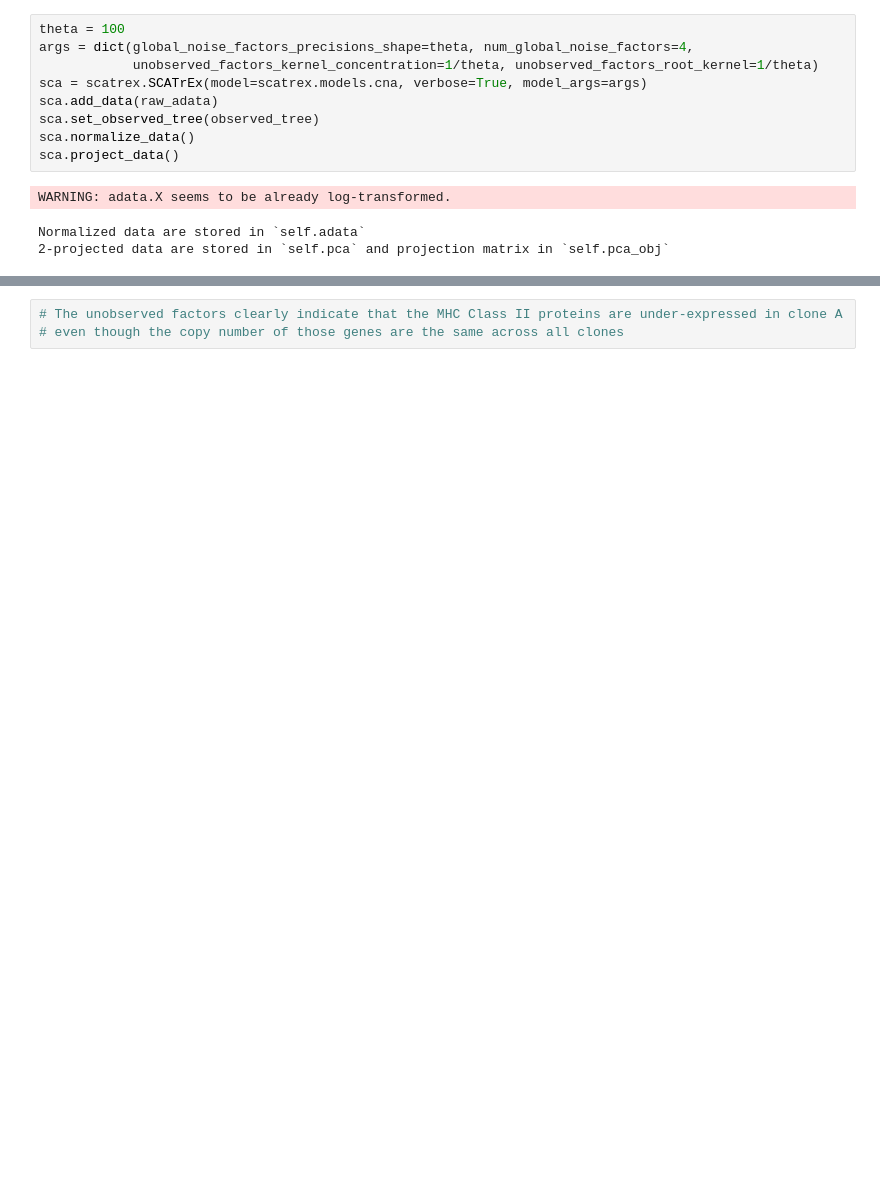
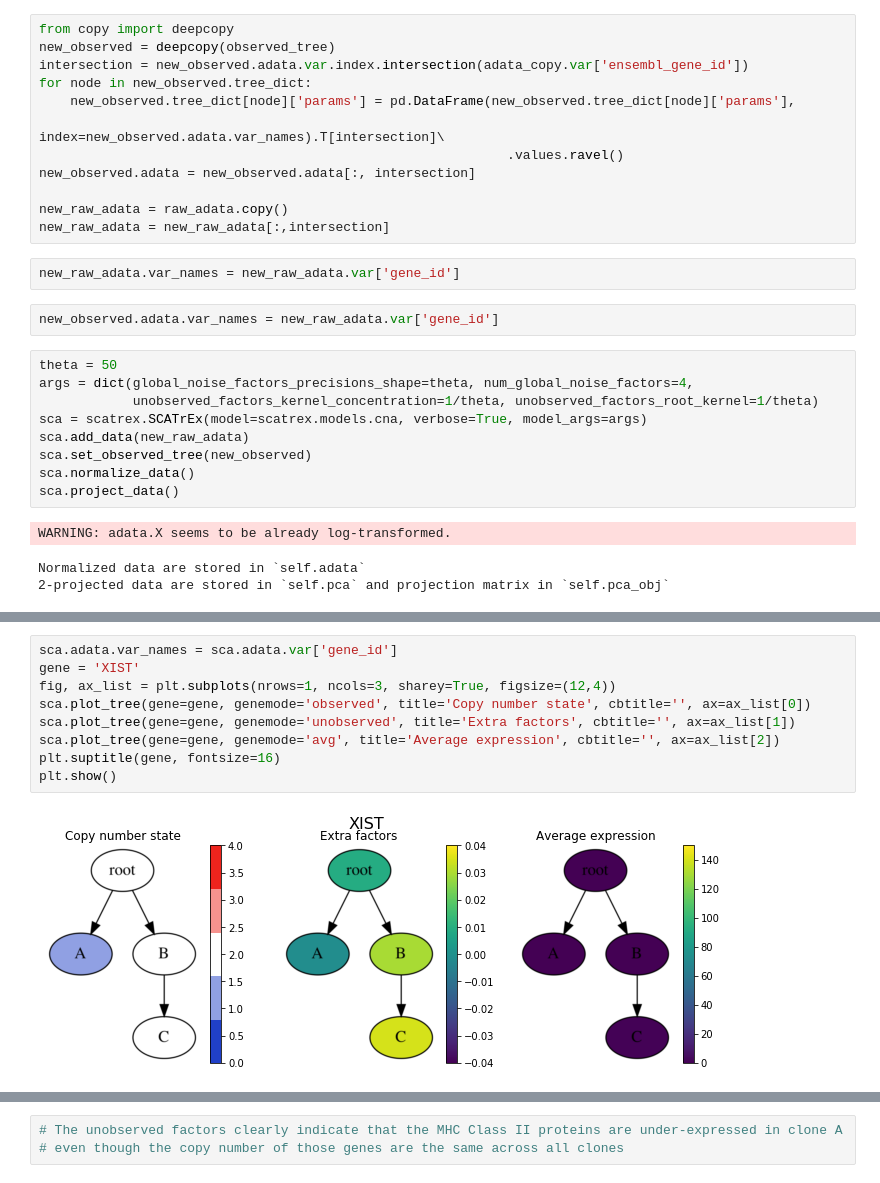
Before and after one commit to cbg-ethz/SCATrEx, a Jupyter notebook: notebooks/xenograft.ipynb, the cells around one changed output, grey strips where cells are left out. Saved outputs shown, nothing was run; the diff lists cells and outputs as text; blank space fills up the shorter version.

```diff
--- a/notebooks/xenograft.ipynb
+++ b/notebooks/xenograft.ipynb
@@ -542,10 +489,26 @@ IndexError: Boolean index does not match AnnData’s shape along this dimension.
+# %%
+from copy import deepcopy
+new_observed = deepcopy(observed_tree)
+intersection = new_observed.adata.var.index.intersection(adata_copy.var['ensembl_gene_id'])
+for node in new_observed.tree_dict:
+    new_observed.tree_dict[node]['params'] = pd.DataFrame(new_observed.tree_dict[node]['params'],
+                                                           index=new_observed.adata.var_names).T[intersection]\
+                                                            .values.ravel()
+new_observed.adata = new_observed.adata[:, intersection]
+
+new_raw_adata = raw_adata.copy()
+new_raw_adata = new_raw_adata[:,intersection]
+# %%
+new_raw_adata.var_names = new_raw_adata.var['gene_id']
+# %%
+new_observed.adata.var_names = new_raw_adata.var['gene_id']
 # %%
-theta = 100
+theta = 50
 args = dict(global_noise_factors_precisions_shape=theta, num_global_noise_factors=4,
             unobserved_factors_kernel_concentration=1/theta, unobserved_factors_root_kernel=1/theta)
 sca = scatrex.SCATrEx(model=scatrex.models.cna, verbose=True, model_args=args)
-sca.add_data(raw_adata)
-sca.set_observed_tree(observed_tree)
+sca.add_data(new_raw_adata)
+sca.set_observed_tree(new_observed)
 sca.normalize_data()
 sca.project_data()
 # %% [output]
@@ -571,0 +550,11 @@ KeyboardInterrupt:
+# %%
+sca.adata.var_names = sca.adata.var['gene_id']
+gene = 'XIST'
+fig, ax_list = plt.subplots(nrows=1, ncols=3, sharey=True, figsize=(12,4))
+sca.plot_tree(gene=gene, genemode='observed', title='Copy number state', cbtitle='', ax=ax_list[0])
+sca.plot_tree(gene=gene, genemode='unobserved', title='Extra factors', cbtitle='', ax=ax_list[1])
+sca.plot_tree(gene=gene, genemode='avg', title='Average expression', cbtitle='', ax=ax_list[2])
+plt.suptitle(gene, fontsize=16)
+plt.show()
+# %% [output]
+[figure, added]
```
Also changed, not shown: parts of 56 cells of this notebook.
